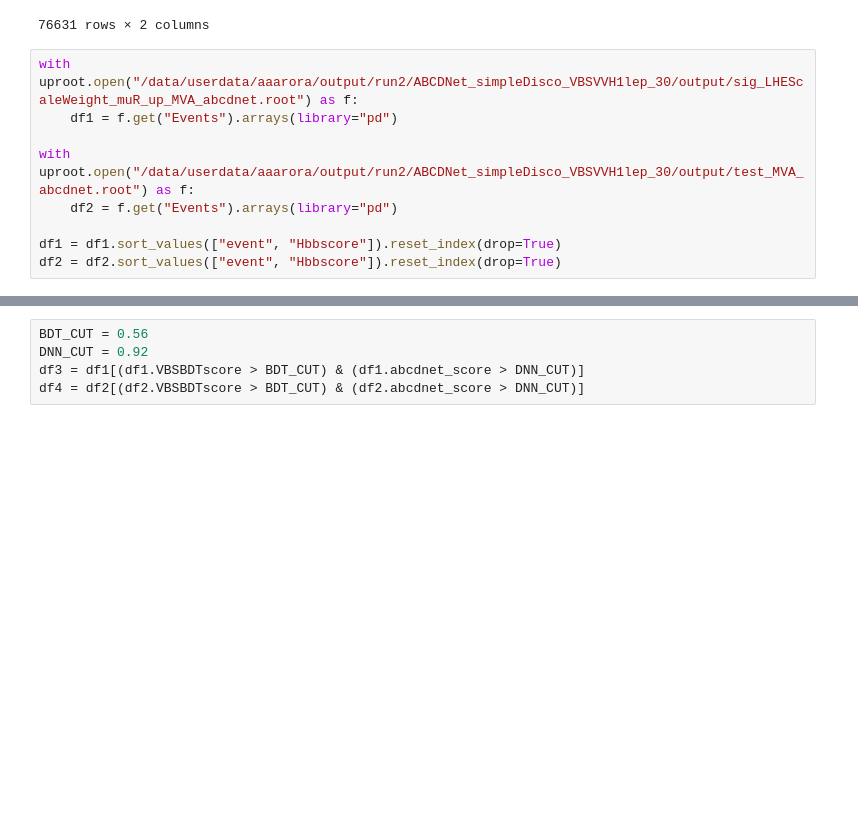
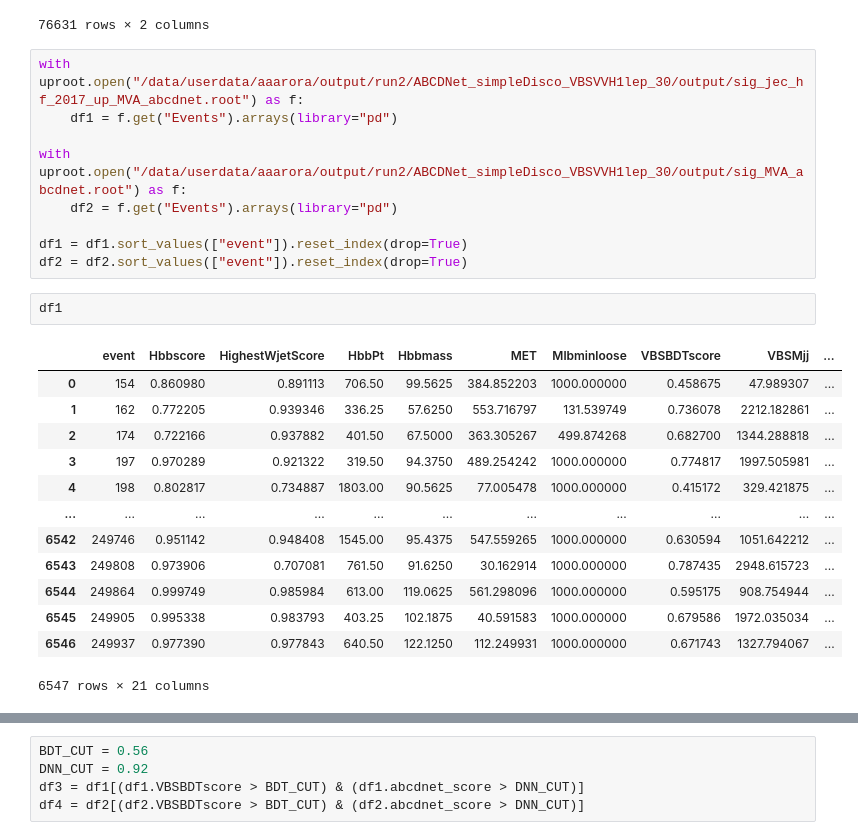
Before and after one commit to aashayarora/vbs-1lep, a Jupyter notebook: validation/genstudy.ipynb, the cells around one changed output, grey strips where cells are left out. Cells and saved outputs as stored; diff of their text form; blank space fills up the shorter version.

```diff
--- a/validation/genstudy.ipynb
+++ b/validation/genstudy.ipynb
@@ -206,11 +197,27 @@ df2[["event", "Jet_pt_jesAbsoluteUp"]]
 | 76630 | 100000 | [667.6764526367188, 349.440185546... |
 76631 rows × 2 columns
 # %%
-with uproot.open("/data/userdata/aaarora/output/run2/ABCDNet_simpleDisco_VBSVVH1lep_30/output/sig_LHEScaleWeight_muR_up_MVA_abcdnet.root") as f:
+with uproot.open("/data/userdata/aaarora/output/run2/ABCDNet_simpleDisco_VBSVVH1lep_30/output/sig_jec_hf_2017_up_MVA_abcdnet.root") as f:
     df1 = f.get("Events").arrays(library="pd")
 
-with uproot.open("/data/userdata/aaarora/output/run2/ABCDNet_simpleDisco_VBSVVH1lep_30/output/test_MVA_abcdnet.root") as f:
+with uproot.open("/data/userdata/aaarora/output/run2/ABCDNet_simpleDisco_VBSVVH1lep_30/output/sig_MVA_abcdnet.root") as f:
     df2 = f.get("Events").arrays(library="pd")
 
-df1 = df1.sort_values(["event", "Hbbscore"]).reset_index(drop=True)
-df2 = df2.sort_values(["event", "Hbbscore"]).reset_index(drop=True)
+df1 = df1.sort_values(["event"]).reset_index(drop=True)
+df2 = df2.sort_values(["event"]).reset_index(drop=True)
+# %%
+df1
+# %% [output]
+|  | event | Hbbscore | HighestWjetScore | HbbPt | Hbbmass | MET | Mlbminloose | VBSBDTscore | VBSMjj | ... |
+| 0 | 154 | 0.860980 | 0.891113 | 706.50 | 99.5625 | 384.852203 | 1000.000000 | 0.458675 | 47.989307 | ... |
+| 1 | 162 | 0.772205 | 0.939346 | 336.25 | 57.6250 | 553.716797 | 131.539749 | 0.736078 | 2212.182861 | ... |
+| 2 | 174 | 0.722166 | 0.937882 | 401.50 | 67.5000 | 363.305267 | 499.874268 | 0.682700 | 1344.288818 | ... |
+| 3 | 197 | 0.970289 | 0.921322 | 319.50 | 94.3750 | 489.254242 | 1000.000000 | 0.774817 | 1997.505981 | ... |
+| 4 | 198 | 0.802817 | 0.734887 | 1803.00 | 90.5625 | 77.005478 | 1000.000000 | 0.415172 | 329.421875 | ... |
+| ... | ... | ... | ... | ... | ... | ... | ... | ... | ... | ... |
+| 6542 | 249746 | 0.951142 | 0.948408 | 1545.00 | 95.4375 | 547.559265 | 1000.000000 | 0.630594 | 1051.642212 | ... |
+| 6543 | 249808 | 0.973906 | 0.707081 | 761.50 | 91.6250 | 30.162914 | 1000.000000 | 0.787435 | 2948.615723 | ... |
+| 6544 | 249864 | 0.999749 | 0.985984 | 613.00 | 119.0625 | 561.298096 | 1000.000000 | 0.595175 | 908.754944 | ... |
+| 6545 | 249905 | 0.995338 | 0.983793 | 403.25 | 102.1875 | 40.591583 | 1000.000000 | 0.679586 | 1972.035034 | ... |
+| 6546 | 249937 | 0.977390 | 0.977843 | 640.50 | 122.1250 | 112.249931 | 1000.000000 | 0.671743 | 1327.794067 | ... |
+6547 rows × 21 columns
```
Also changed, not shown: parts of 11 cells of this notebook, 23 other files.
